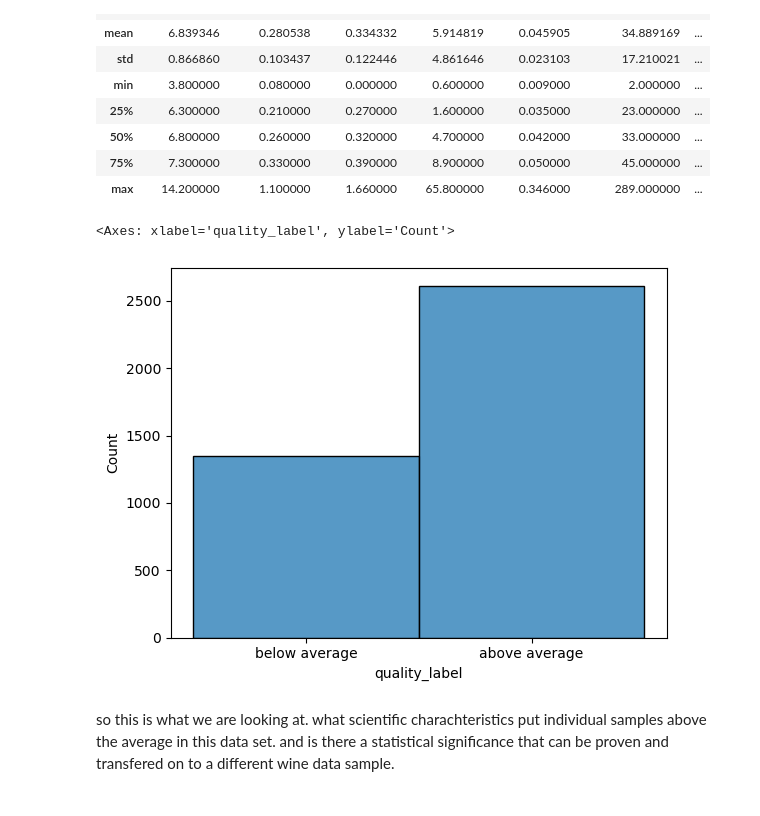
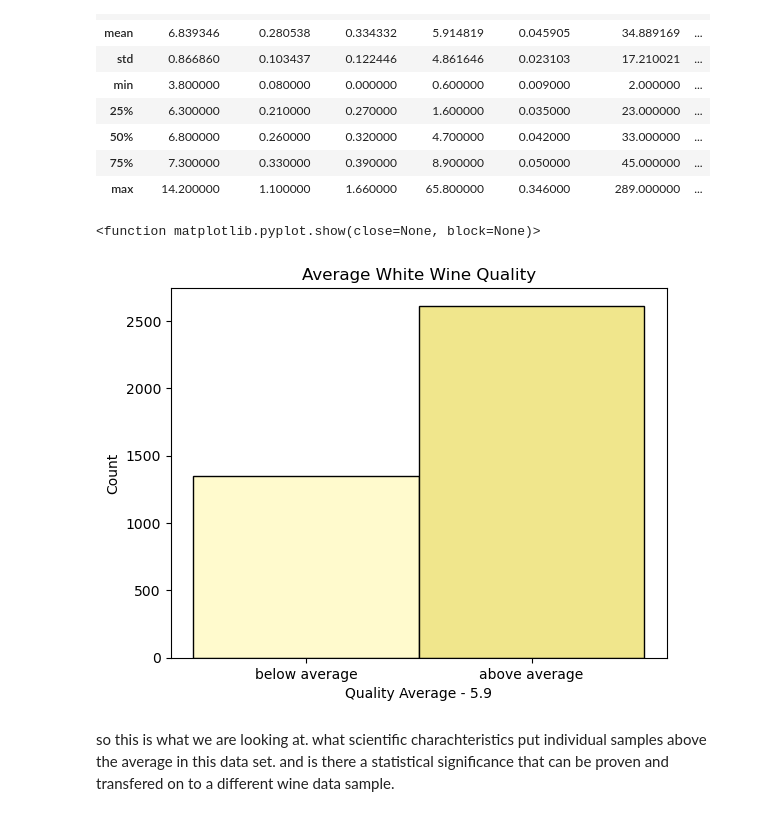
Before and after one commit to MiriamHerrmann/Wine_Data_Project, a Jupyter notebook: White_Wine_Analysis.ipynb, the cells around one changed output. Drawn from its saved outputs; the diff is of its cells as text; code cells hidden in the pictures.

```diff
--- a/White_Wine_Analysis.ipynb
+++ b/White_Wine_Analysis.ipynb
@@ -66,15 +69,22 @@ ww1.describe()
 # %%
 #using 5.9 as the mean
 #rounded up from 5.87
 ww1['quality_label'] = ww1['quality'].apply(lambda value: 'below average'
 if value <= 5.9 else 'above average')
 ww1['quality_label'] = pd.Categorical(ww1['quality_label'],
 categories=['below average', 'above average'])
 
-sns.histplot(x = 'quality_label', data= ww1)
+
+h1 = sns.histplot(x = 'quality_label', data= ww1)
+h1.patches[0].set_facecolor('lemonchiffon')
+h1.patches[1].set_facecolor('khaki')
+plt.xlabel("Quality Average - 5.9")
+plt.ylabel("Count")
+plt.title("Average White Wine Quality")
+plt.show
 # %% [output]
-<Axes: xlabel='quality_label', ylabel='Count'>
+<function matplotlib.pyplot.show(close=None, block=None)>
-[figure, old version]
+[figure, new version]
 # %% [markdown]
 so this is what we are looking at. what scientific charachteristics put individual samples above the average in this data set. and is there a statistical significance that can be proven and transfered on to a different wine data sample.
 # %%
```
Also changed, not shown: parts of 1 cell of this notebook.
